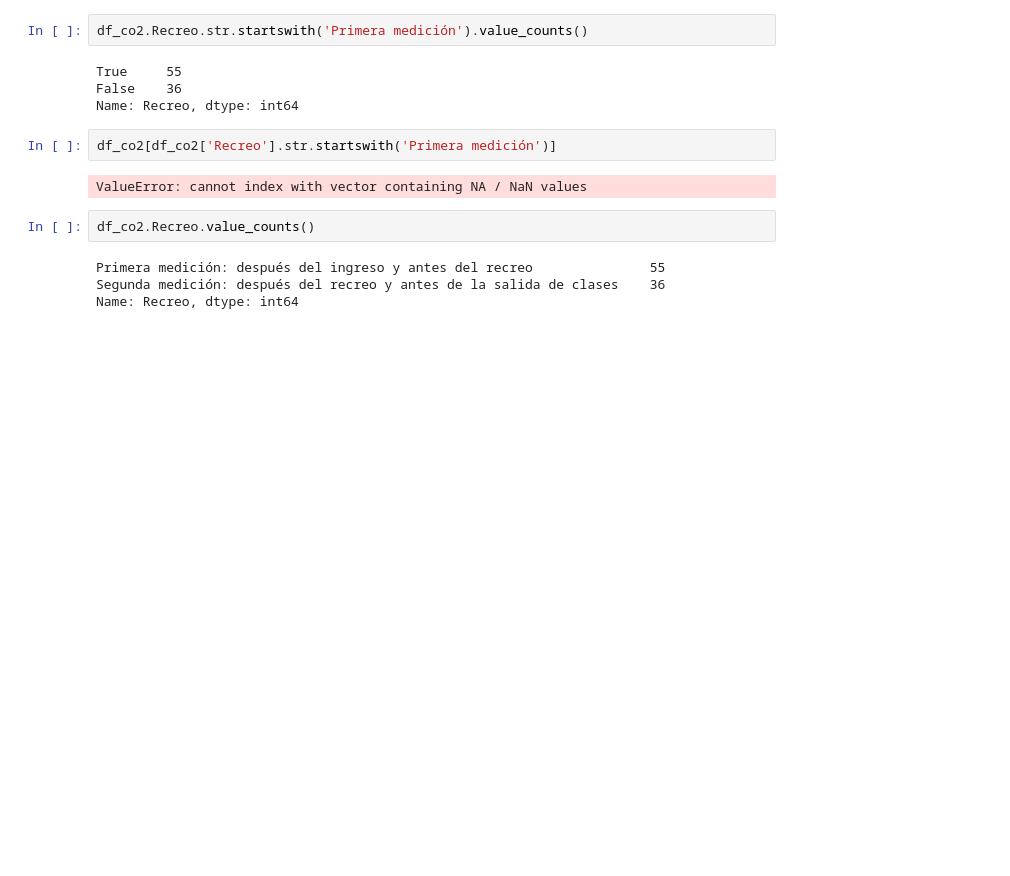
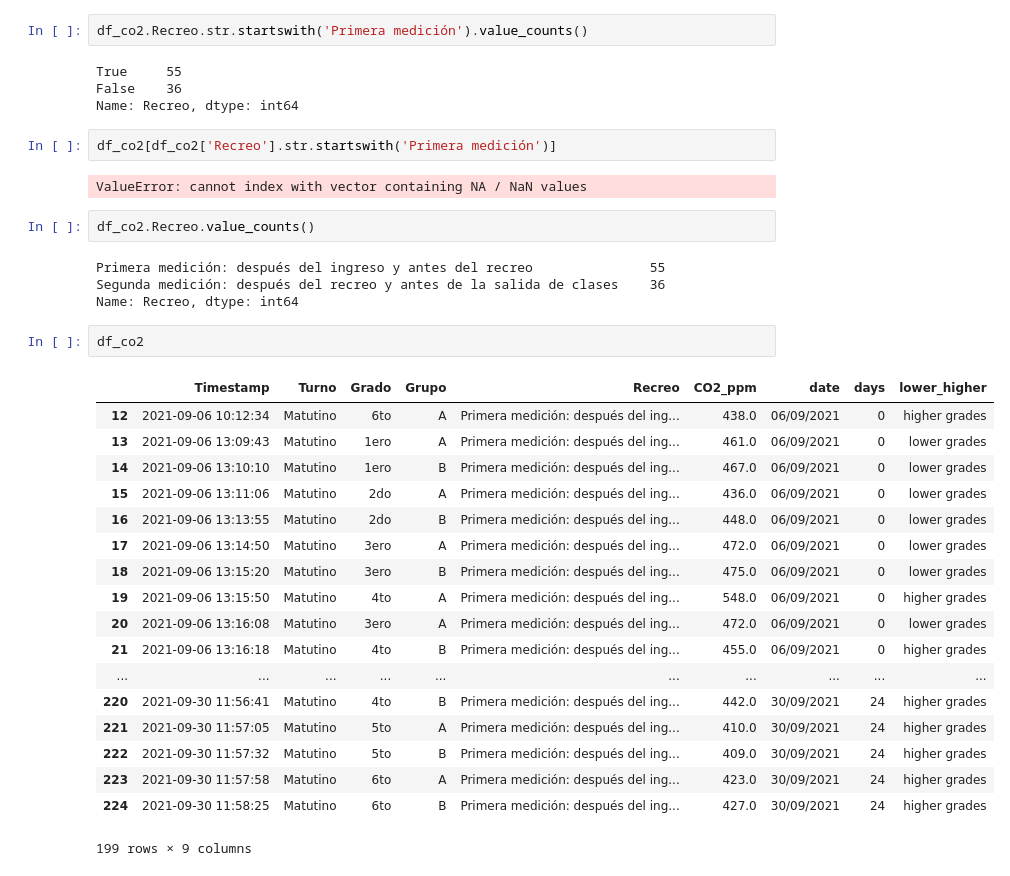
Before and after one commit to abreulastra/ventila_tu_escuela, a Jupyter notebook: VTE_analysis_c02_pilot_1.ipynb, the cells around one changed output. Drawn from its saved outputs; the diff is of its cells as text; blank space fills up the shorter version.

```diff
--- a/VTE_analysis_c02_pilot_1.ipynb
+++ b/VTE_analysis_c02_pilot_1.ipynb
@@ -202,3 +225,24 @@ df_co2.Recreo.value_counts()
 Primera medición: después del ingreso y antes del recreo               55
 Segunda medición: después del recreo y antes de la salida de clases    36
 Name: Recreo, dtype: int64
+# %%
+df_co2
+# %% [output]
+|  | Timestamp | Turno | Grado | Grupo | Recreo | CO2_ppm | date | days | lower_higher |
+| 12 | 2021-09-06 10:12:34 | Matutino | 6to | A | Primera medición: después del ing... | 438.0 | 06/09/2021 | 0 | higher grades |
+| 13 | 2021-09-06 13:09:43 | Matutino | 1ero | A | Primera medición: después del ing... | 461.0 | 06/09/2021 | 0 | lower grades |
+| 14 | 2021-09-06 13:10:10 | Matutino | 1ero | B | Primera medición: después del ing... | 467.0 | 06/09/2021 | 0 | lower grades |
+| 15 | 2021-09-06 13:11:06 | Matutino | 2do | A | Primera medición: después del ing... | 436.0 | 06/09/2021 | 0 | lower grades |
+| 16 | 2021-09-06 13:13:55 | Matutino | 2do | B | Primera medición: después del ing... | 448.0 | 06/09/2021 | 0 | lower grades |
+| 17 | 2021-09-06 13:14:50 | Matutino | 3ero | A | Primera medición: después del ing... | 472.0 | 06/09/2021 | 0 | lower grades |
+| 18 | 2021-09-06 13:15:20 | Matutino | 3ero | B | Primera medición: después del ing... | 475.0 | 06/09/2021 | 0 | lower grades |
+| 19 | 2021-09-06 13:15:50 | Matutino | 4to | A | Primera medición: después del ing... | 548.0 | 06/09/2021 | 0 | higher grades |
+| 20 | 2021-09-06 13:16:08 | Matutino | 3ero | A | Primera medición: después del ing... | 472.0 | 06/09/2021 | 0 | lower grades |
+| 21 | 2021-09-06 13:16:18 | Matutino | 4to | B | Primera medición: después del ing... | 455.0 | 06/09/2021 | 0 | higher grades |
+| ... | ... | ... | ... | ... | ... | ... | ... | ... | ... |
+| 220 | 2021-09-30 11:56:41 | Matutino | 4to | B | Primera medición: después del ing... | 442.0 | 30/09/2021 | 24 | higher grades |
+| 221 | 2021-09-30 11:57:05 | Matutino | 5to | A | Primera medición: después del ing... | 410.0 | 30/09/2021 | 24 | higher grades |
+| 222 | 2021-09-30 11:57:32 | Matutino | 5to | B | Primera medición: después del ing... | 409.0 | 30/09/2021 | 24 | higher grades |
+| 223 | 2021-09-30 11:57:58 | Matutino | 6to | A | Primera medición: después del ing... | 423.0 | 30/09/2021 | 24 | higher grades |
+| 224 | 2021-09-30 11:58:25 | Matutino | 6to | B | Primera medición: después del ing... | 427.0 | 30/09/2021 | 24 | higher grades |
+199 rows × 9 columns
```
Also changed, not shown: parts of 15 cells of this notebook.
